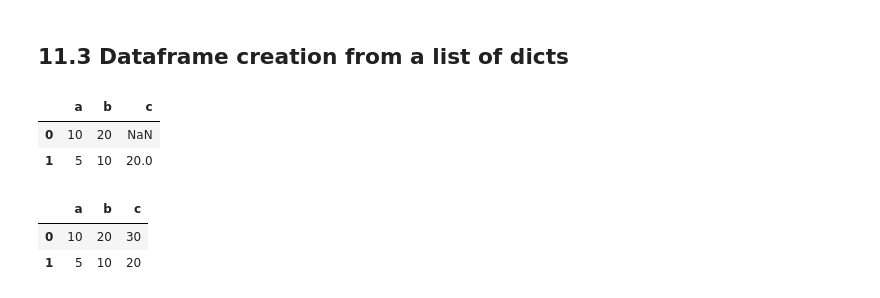
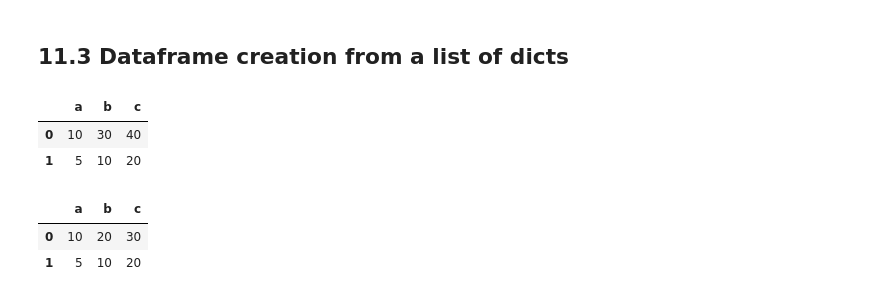
Before and after one commit to IAT-ExploringAI-2024/Week1-Introduction_to_Python, a Jupyter notebook: Introduction_to_Python.ipynb, the cells around one changed output. Drawn from its saved outputs; the diff is of its cells as text; code cells hidden in the pictures.

```diff
--- a/Introduction_to_Python.ipynb
+++ b/Introduction_to_Python.ipynb
@@ -1137,12 +1382,12 @@ df2
 # %% [markdown]
 ## 11.3 Dataframe creation from a list of dicts
 # %%
-data = [{'a':10,"b":20},{'a':5,'b':10,'c':20}]
+data = [{'a':10,"b":30,"c":40},{'a':5,'b':10,'c':20}]
 pd.DataFrame(data)
 # %% [output]
 |  | a | b | c |
-| 0 | 10 | 20 | NaN |
-| 1 | 5 | 10 | 20.0 |
+| 0 | 10 | 30 | 40 |
+| 1 | 5 | 10 | 20 |
 # %%
 data = [{'a':10,"b":20,"c":30},{'a':5,'b':10,'c':20}]
 pd.DataFrame(data)
```
Also changed, not shown: parts of 84 cells of this notebook.
